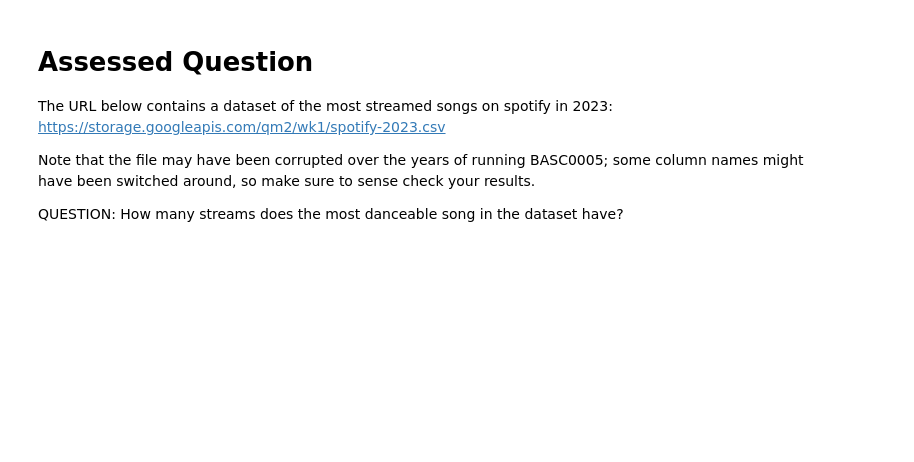
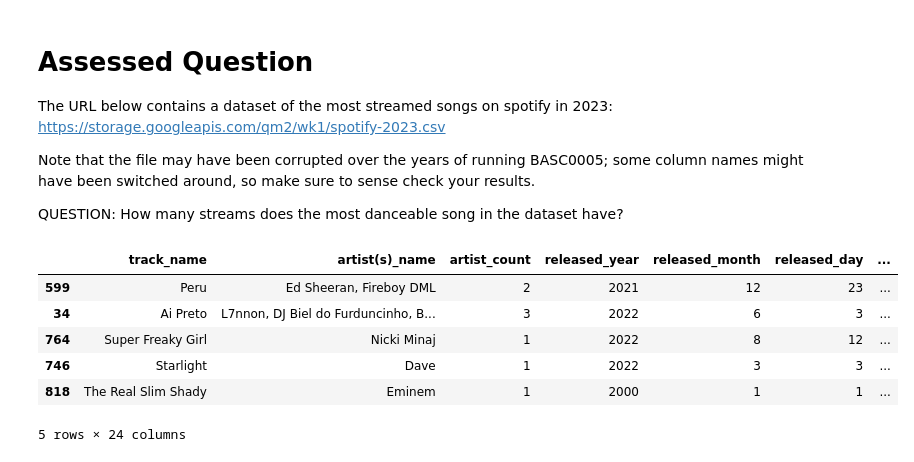
Before and after one commit to camilletulipe06-wq/QM-2, a Jupyter notebook: notebooks/W01. Python Recap.ipynb, the cells around one changed output. Cells and saved outputs as stored; diff of their text form; code cells hidden in the pictures; blank space fills up the shorter version.

```diff
--- a/notebooks/W01. Python Recap.ipynb
+++ b/notebooks/W01. Python Recap.ipynb
@@ -245,0 +233,16 @@ QUESTION: How many streams does the most danceable song in the dataset have?
+# %%
+# use this code cell to answer the question
+import pandas
+data = data = pandas.read_csv('https://storage.googleapis.com/qm2/wk1/spotify-2023.csv')
+data.head()
+data.sort_values(by= 'danceability_%', ascending=False).head()
+
+#Now i have the most danceable song it's ed sheeran but for number of streams it's quite low so maybe that category has been swapped or smth with another. also ask if we just need to give the result or if we need to explain how we got it and if we need to generate the data table and also if we need to show more than 5 columns. like if we need to read the number of streams just on data table or if we need it to be printed by programme.
+# %% [output]
+|  | track_name | artist(s)_name | artist_count | released_year | released_month | released_day | ... |
+| 599 | Peru | Ed Sheeran, Fireboy DML | 2 | 2021 | 12 | 23 | ... |
+| 34 | Ai Preto | L7nnon, DJ Biel do Furduncinho, B... | 3 | 2022 | 6 | 3 | ... |
+| 764 | Super Freaky Girl | Nicki Minaj | 1 | 2022 | 8 | 12 | ... |
+| 746 | Starlight | Dave | 1 | 2022 | 3 | 3 | ... |
+| 818 | The Real Slim Shady | Eminem | 1 | 2000 | 1 | 1 | ... |
+5 rows × 24 columns
```
Also changed, not shown: parts of 4 cells of this notebook.
